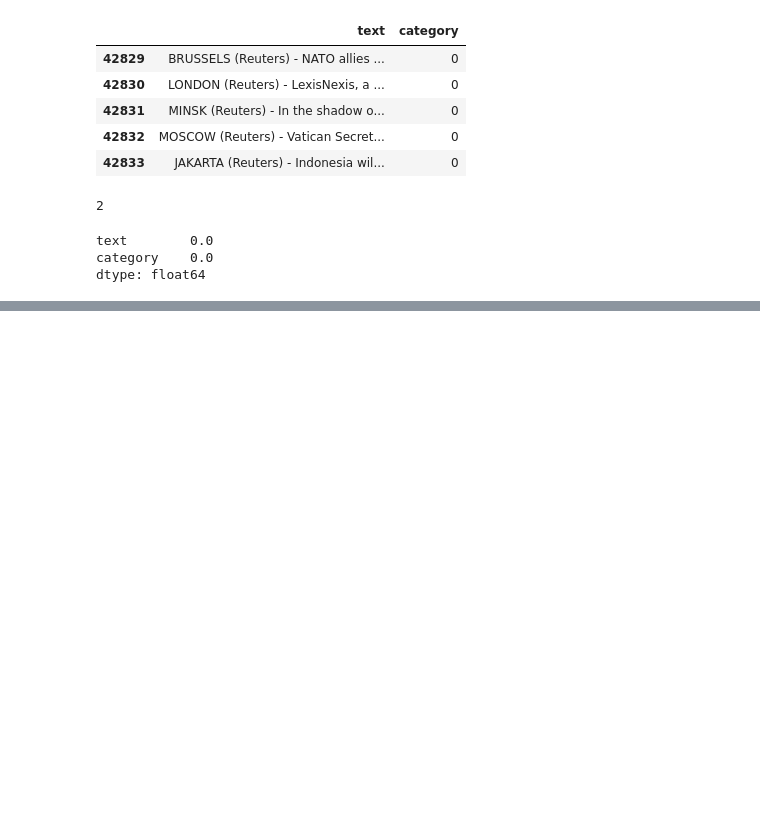
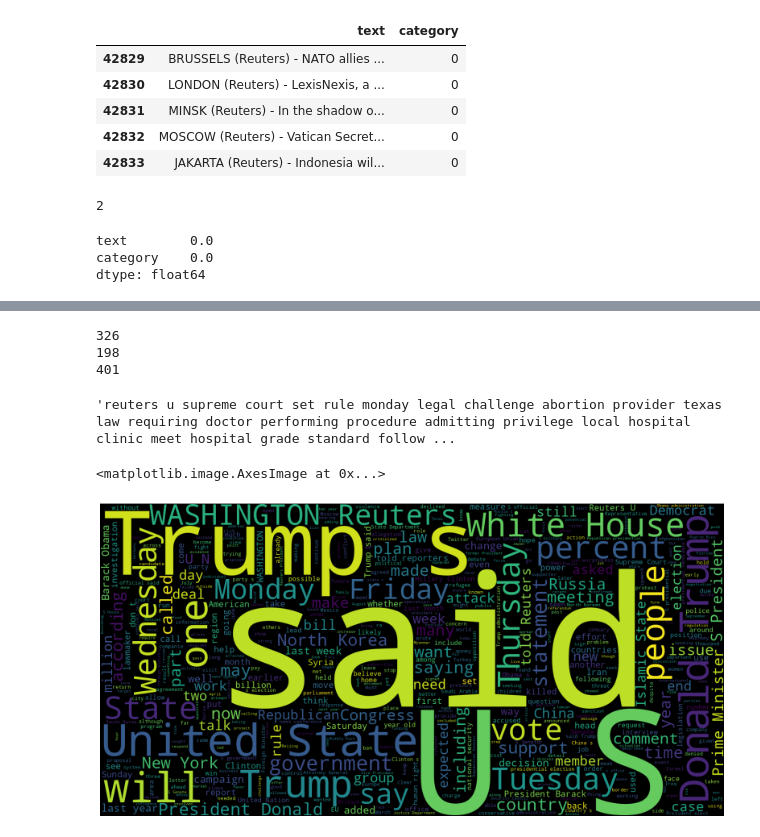
Before and after one commit to mohammadkhoubrou/fake-news-detection, a Jupyter notebook: FNdet.ipynb, the cells around one changed output, grey strips where cells are left out. Drawn from its saved outputs; the diff is of its cells as text; code cells hidden in the pictures; blank space fills up the shorter version.

```diff
--- a/FNdet.ipynb
+++ b/FNdet.ipynb
@@ -122,3 +127,10 @@ df.isna().sum()*100/len(df)
 text        0.0
 category    0.0
 dtype: float64
+# %%
+blanks = []
+
+for index, text in df["text"].items():
+    if text.isspace():
+        blanks.append(index)
+len(blanks)
@@ -124,0 +147,2 @@ dtype: float64
+# %%
+df.drop(blanks, inplace=True)
@@ -124,0 +157,11 @@ dtype: float64
+# %%
+l1 = nlp.Defaults.stop_words
+print(len(l1))
+l2 = stopwords.words("english")
+print(len(l2))
+Stopwords = set((set(l1)|set(l2)))
+print(len(Stopwords))
+# %% [output]
+326
+198
+401
@@ -124,0 +197,5 @@ dtype: float64
+# %%
+example = df["text"][8971]
+cltxt(example)
+# %% [output]
+'reuters u supreme court set rule monday legal challenge abortion provider texas law requiring doctor performing procedure admitting privilege local hospital clinic meet hospital grade standard follow ...
@@ -124,0 +204,8 @@ dtype: float64
+# %%
+plt.figure(figsize = (20,20))
+Wc = WordCloud(max_words = 500 , width = 1600 , height = 800).generate(" ".join(df[df.category == 1].text))
+plt.axis("off")
+plt.imshow(Wc , interpolation = 'bilinear')
+# %% [output]
+<matplotlib.image.AxesImage at 0x...>
+[figure, added]
```
Also changed, not shown: parts of 8 cells of this notebook.
